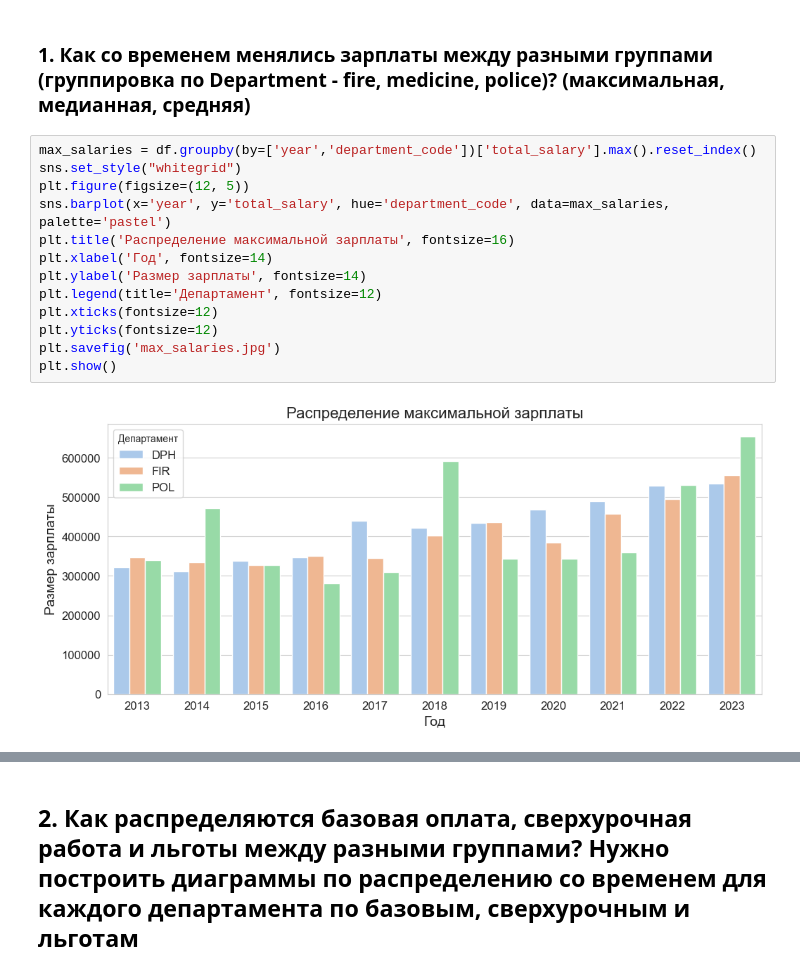
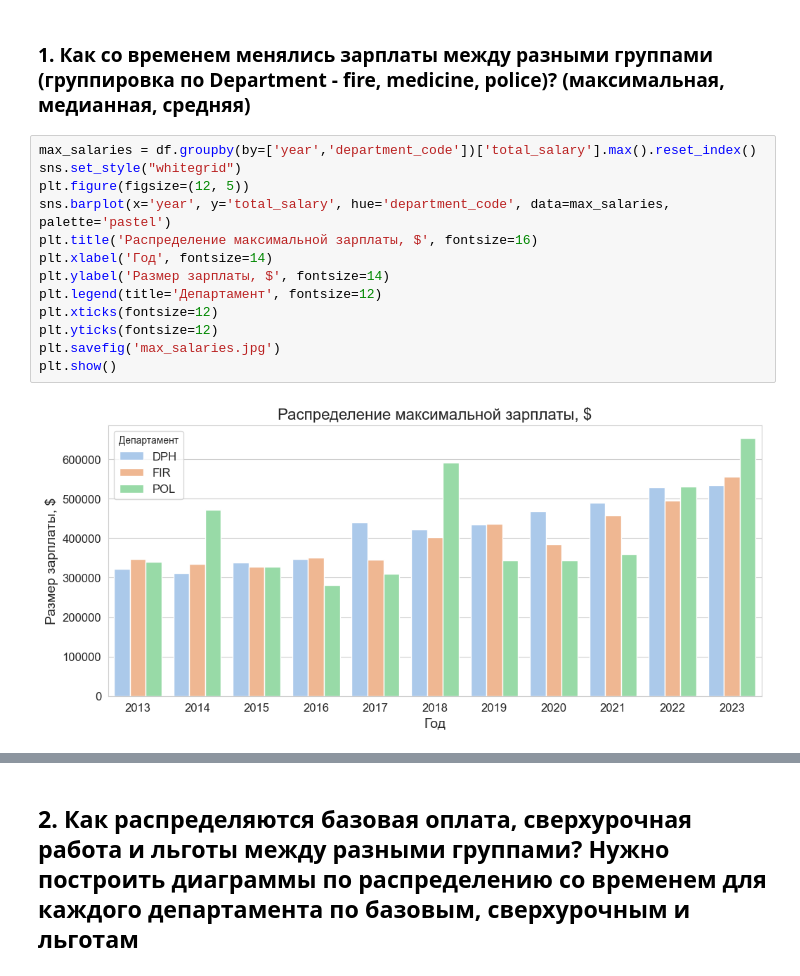
Before and after one commit to temasty/Project, a Jupyter notebook: Untitled3.ipynb, the cells around one changed output, grey strips where cells are left out. Saved outputs shown, nothing was run; the diff lists cells and outputs as text.

```diff
--- a/Untitled3.ipynb
+++ b/Untitled3.ipynb
@@ -73,18 +74,18 @@ memory usage: 20.7+ MB
 # %%
 max_salaries = df.groupby(by=['year','department_code'])['total_salary'].max().reset_index()
 sns.set_style("whitegrid")
 plt.figure(figsize=(12, 5))
 sns.barplot(x='year', y='total_salary', hue='department_code', data=max_salaries, palette='pastel')
-plt.title('Распределение максимальной зарплаты', fontsize=16)
+plt.title('Распределение максимальной зарплаты, $', fontsize=16)
 plt.xlabel('Год', fontsize=14)
-plt.ylabel('Размер зарплаты', fontsize=14)
+plt.ylabel('Размер зарплаты, $', fontsize=14)
 plt.legend(title='Департамент', fontsize=12)
 plt.xticks(fontsize=12)
 plt.yticks(fontsize=12)
 plt.savefig('max_salaries.jpg')
 plt.show()
 # %% [output]
-[figure, old version]
+[figure, new version]
 # %%
 median_salaries = df.groupby(by=['year','department_code'])['total_salary'].median().reset_index()
 sns.set_style("whitegrid")
```
Also changed, not shown: parts of 12 cells of this notebook.
